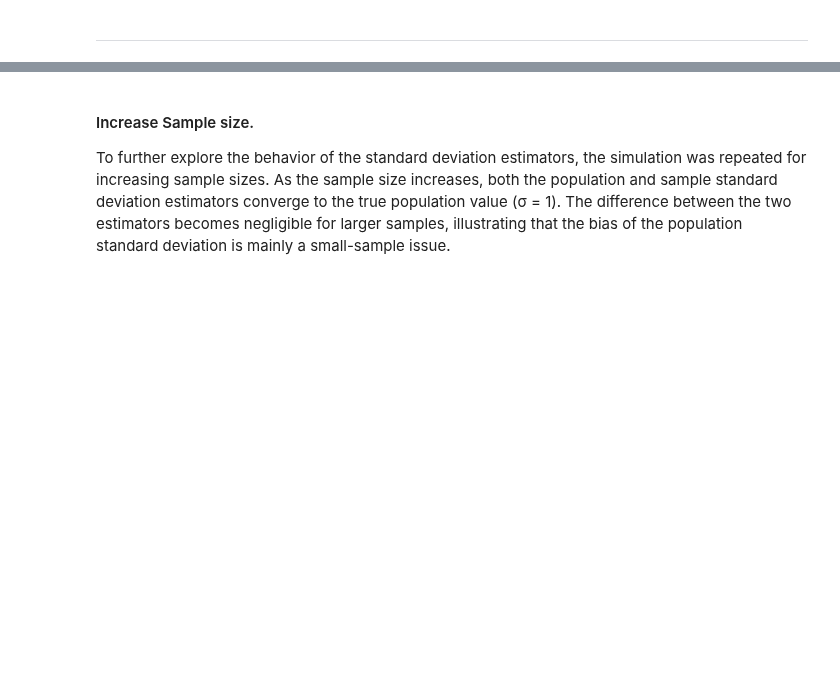
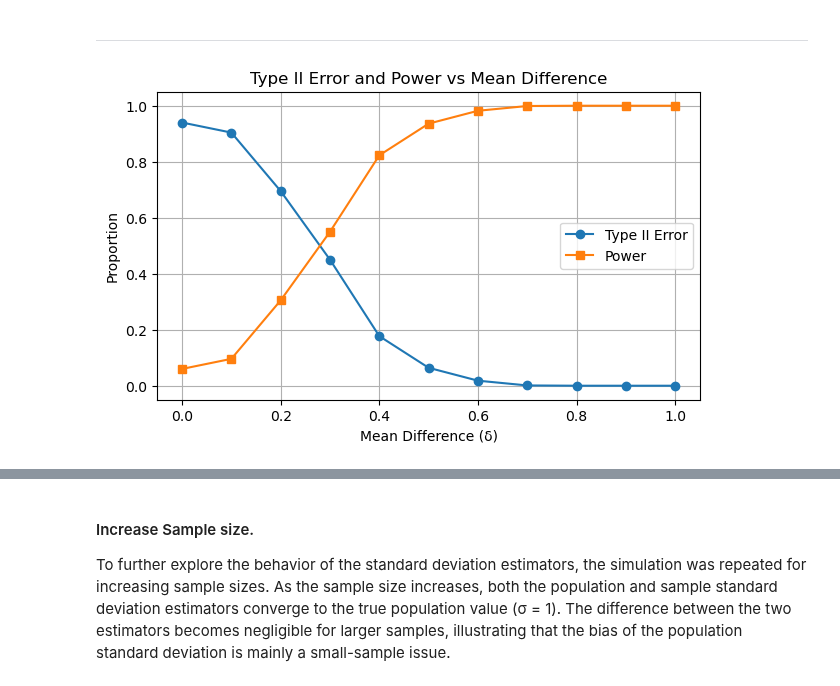
Before and after one commit to FabianeCancian/Applied-statistics, a Jupyter notebook: problems.ipynb, the cells around one changed output, grey strips where cells are left out. Cells and saved outputs as stored; diff of their text form; code cells hidden in the pictures; blank space fills up the shorter version.

```diff
--- a/problems.ipynb
+++ b/problems.ipynb
@@ -308,0 +338,37 @@ Bessel’s correction (ddof = 1) corrects bias in variance estimation for small
+# %%
+# Loop over different mean differences
+for d in mean_differences:
+    failures = 0  # Counter for simulations where the null hypothesis is not rejected
+    for _ in range(n_simulations):
+        # Generate two independent samples from normal distributions
+        x = np.random.normal(0, 1, n)   # Sample from N(0,1)
+        y = np.random.normal(d, 1, n)   # Sample from N(d,1), mean shifted by d
+
+        # Perform independent two-sample t-test
+        _, p = ttest_ind(x, y)
+
+        # Check if null hypothesis is not rejected (p-value >= alpha)
+        if p >= alpha:
+            failures += 1
+
+    # Estimate Type II error rate (proportion of failures to reject H0)
+    type_ii_errors.append(failures / n_simulations)
+# %%
+# Convert list to numpy array for convenience
+type_ii_errors = np.array(type_ii_errors)
+
+# Compute statistical power: Power = 1 - Type II error
+power = 1 - type_ii_errors
+# %%
+# Plot Type II error and power as a function of mean difference
+plt.figure(figsize=(7,4))
+plt.plot(mean_differences, type_ii_errors, marker='o', label="Type II Error")
+plt.plot(mean_differences, power, marker='s', label="Power")
+plt.xlabel("Mean Difference (δ)")
+plt.ylabel("Proportion")
+plt.title("Type II Error and Power vs Mean Difference")
+plt.legend()
+plt.grid(True)
+plt.show()
+# %% [output]
+[figure, added]
```
Also changed, not shown: parts of 7 cells of this notebook, 1 other file.
